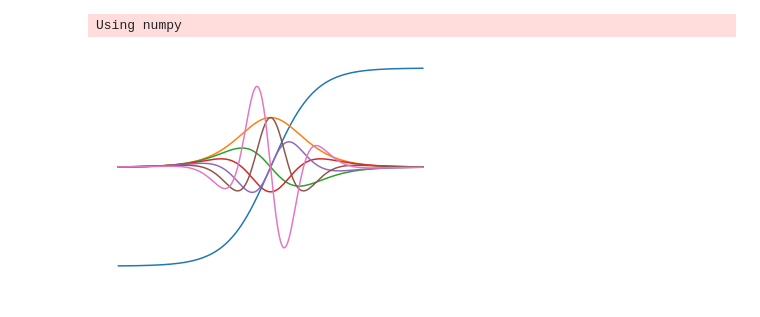
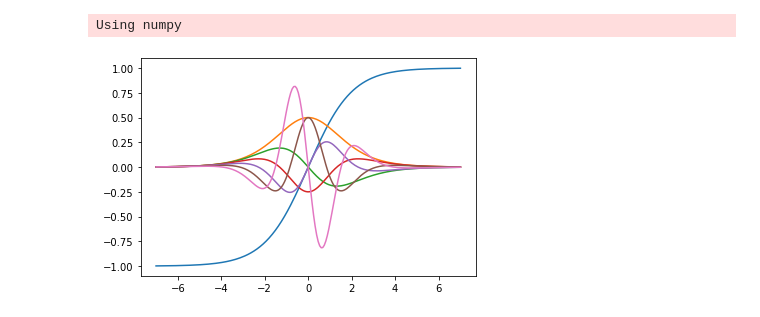
Before and after one commit to guocuimi/minitf, a Jupyter notebook: notebooks/tanh.ipynb, the cells around one changed output. Saved outputs shown, nothing was run; the diff lists cells and outputs as text; code cells hidden in the pictures.

Commit message:
updated tanh notebook

```diff
--- a/notebooks/tanh.ipynb
+++ b/notebooks/tanh.ipynb
@@ -29,29 +29,26 @@ Using numpy
 # %%
 def tanh(x):
     y = tf.exp(-x)
     return (1.0 - y) / (1.0 + y)
 
 x = tf.linspace(-7, 7, 200)
 with tf.GradientTape() as tp:
     tanh_val = tanh(x)
     grad_tanh = tp.gradient(tanh_val, x)
     grad2_tanh = tp.gradient(grad_tanh, x)
     grad3_tanh = tp.gradient(grad2_tanh, x)
     grad4_tanh = tp.gradient(grad3_tanh, x)
     grad5_tanh = tp.gradient(grad4_tanh, x)
     grad6_tanh = tp.gradient(grad5_tanh, x)
 
 plt.plot(x.numpy(), tanh_val.numpy(),
          x.numpy(), grad_tanh.numpy(),      # first derivative
          x.numpy(), grad2_tanh.numpy(),     # second derivative
          x.numpy(), grad3_tanh.numpy(),     # third derivative
          x.numpy(), grad4_tanh.numpy(),     # fourth derivative
          x.numpy(), grad5_tanh.numpy(),     # fifth derivative
          x.numpy(), grad6_tanh.numpy(),     # sixth derivative
          )
-
-plt.axis('off')
-plt.savefig("tanh.png")
 plt.show()
 # %% [output]
-[figure, old version]
+[figure, new version]
```
Also changed, not shown: parts of 1 cell of this notebook.
